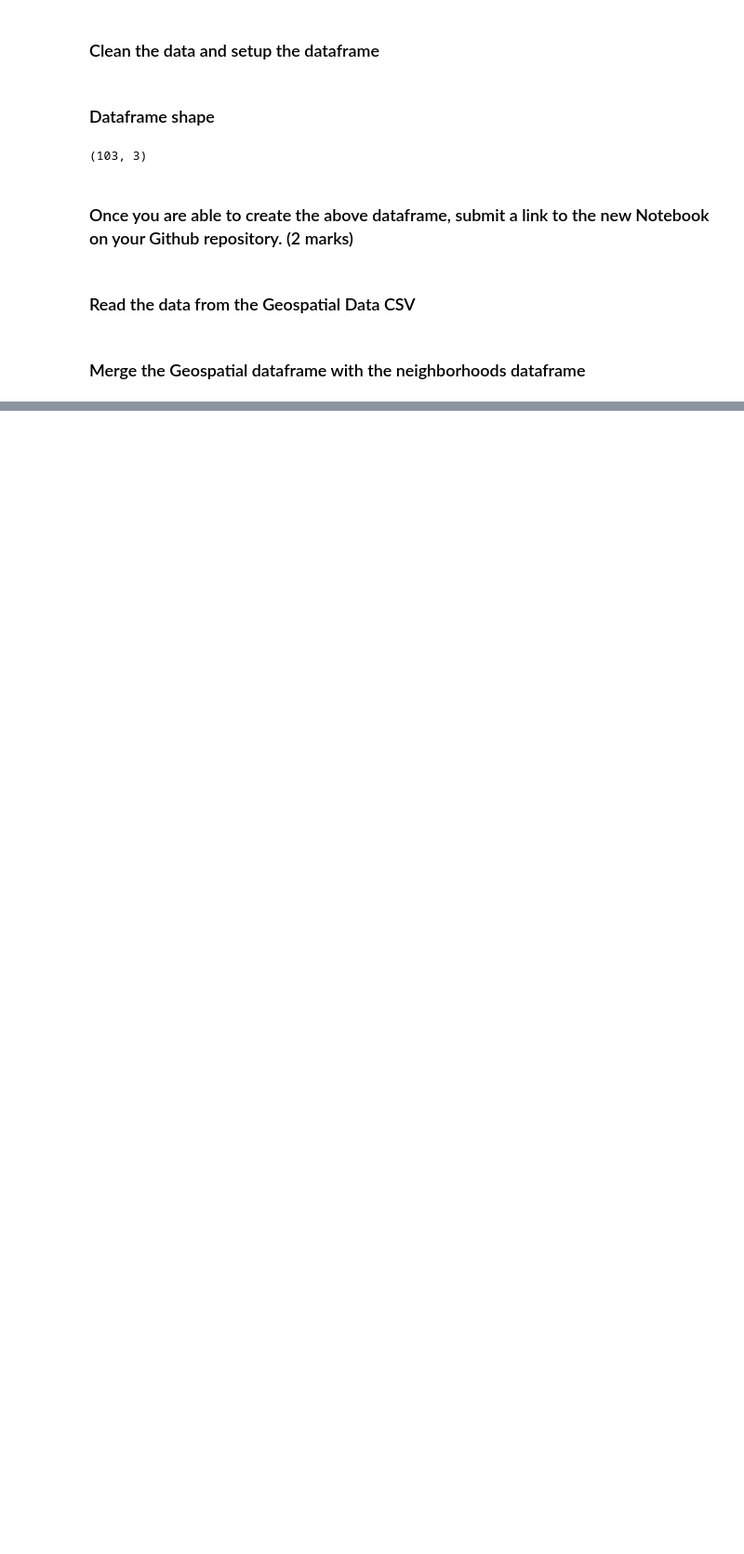
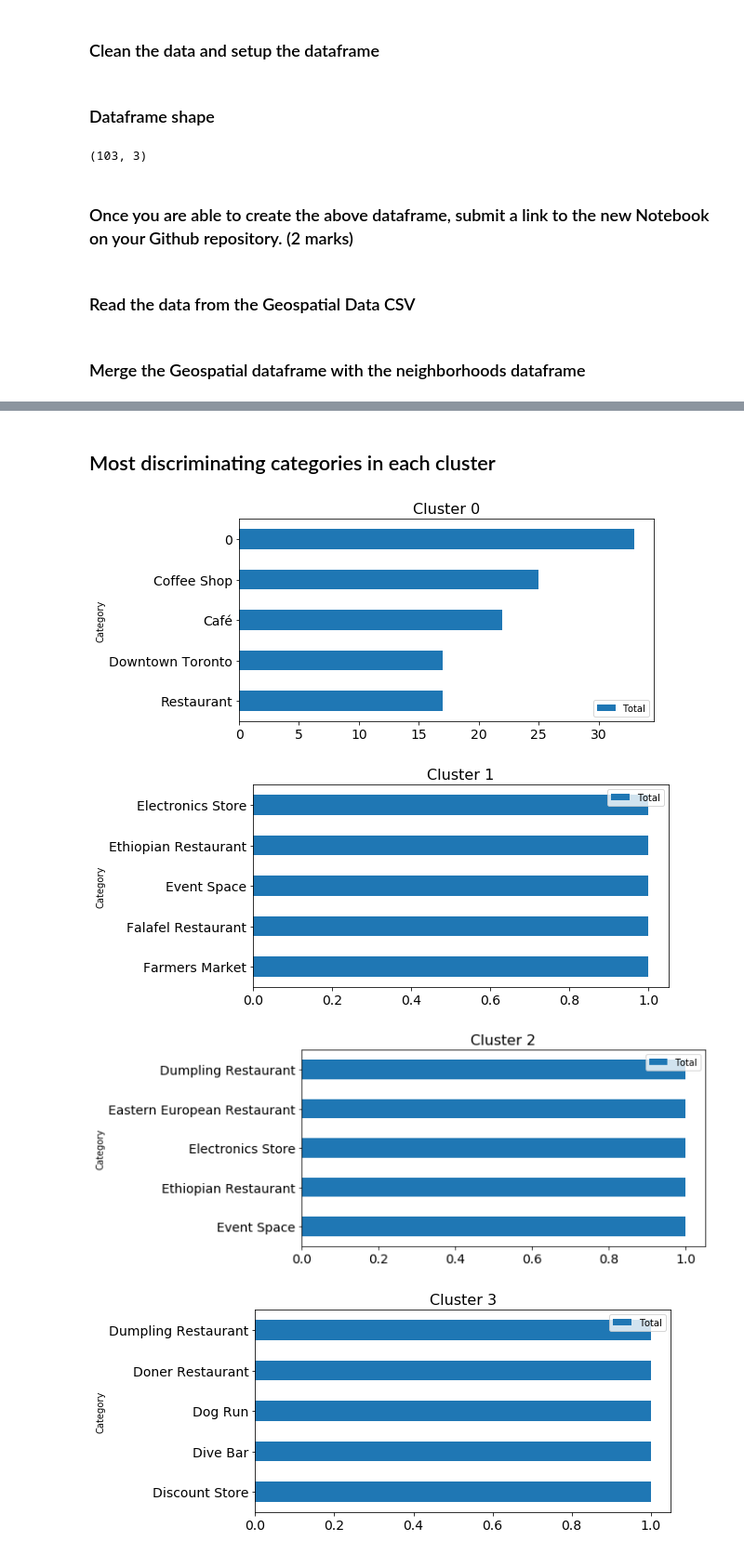
Before and after one commit to PatrickSaad/Coursera_Capstone, a Jupyter notebook: Data Science Capstone - Week 2.ipynb, the cells around one changed output, grey strips where cells are left out. Shown at 93% size. Saved outputs shown, nothing was run; the diff lists cells and outputs as text; code cells hidden in the pictures; blank space fills up the shorter version.

```diff
--- a/Data Science Capstone - Week 2.ipynb
+++ b/Data Science Capstone - Week 2.ipynb
@@ -118,0 +332,2 @@ df_final.head()
+# %%
+toronto_grouped = toronto_onehot.groupby('Neighborhood').mean().reset_index()
@@ -118,0 +388,10 @@ df_final.head()
+# %%
+# add clustering labels
+neighborhoods_venues_sorted.insert(0, 'Cluster Labels', kmeans.labels_)
+
+toronto_merged = df_toronto
+
+# merge toronto_grouped with toronto_data to add latitude/longitude for each neighborhood
+toronto_merged = df_toronto.join(neighborhoods_venues_sorted.set_index('Neighborhood'), on='Neighborhood')
+
+toronto_merged.head()
@@ -118,0 +443,37 @@ df_final.head()
+# %% [markdown]
+## Most discriminating categories in each cluster
+# %%
+def get_top_categories_in_cluster(df_merged, col_value, col_name, how_many):
+    x = df_merged.loc[df_merged[col_name] == col_value, df_merged.columns[[1] + list(range(5, df_merged.shape[1]))]]
+
+    new_df_cols = {"Category": [""]}
+    top_categories = ""
+    df_new = pd.DataFrame(new_df_cols)
+
+    for col in x.columns.values:
+        col_values = pd.DataFrame(x[col].value_counts()).transpose().reset_index(drop=True)
+        df_new = df_new.append(col_values)
+    top_categories = df_new.sum().sort_values(ascending=False).reset_index()
+
+    cols = ["Category", "Total"]
+    top_categories.columns = cols
+
+    return top_categories.head(how_many)
+# %%
+import matplotlib.pyplot as plt
+
+cols = ["Category", "Total"]
+col_name = "Cluster Labels"
+col_values = sorted(toronto_merged[col_name].unique())
+
+how_many = 5
+for col_value in col_values:
+    top_categories = get_top_categories_in_cluster(toronto_merged, col_value, col_name, how_many)
+    ax = top_categories.plot.barh(x="Category", fontsize=14, figsize=(8,4))
+    ax.invert_yaxis()
+    plt.title("Cluster " + str(col_value), fontsize=16)
+# %% [output]
+[figure, added]
+[figure, added]
+[figure, added]
+[figure, added]
```
Also changed, not shown: parts of 36 cells of this notebook.
